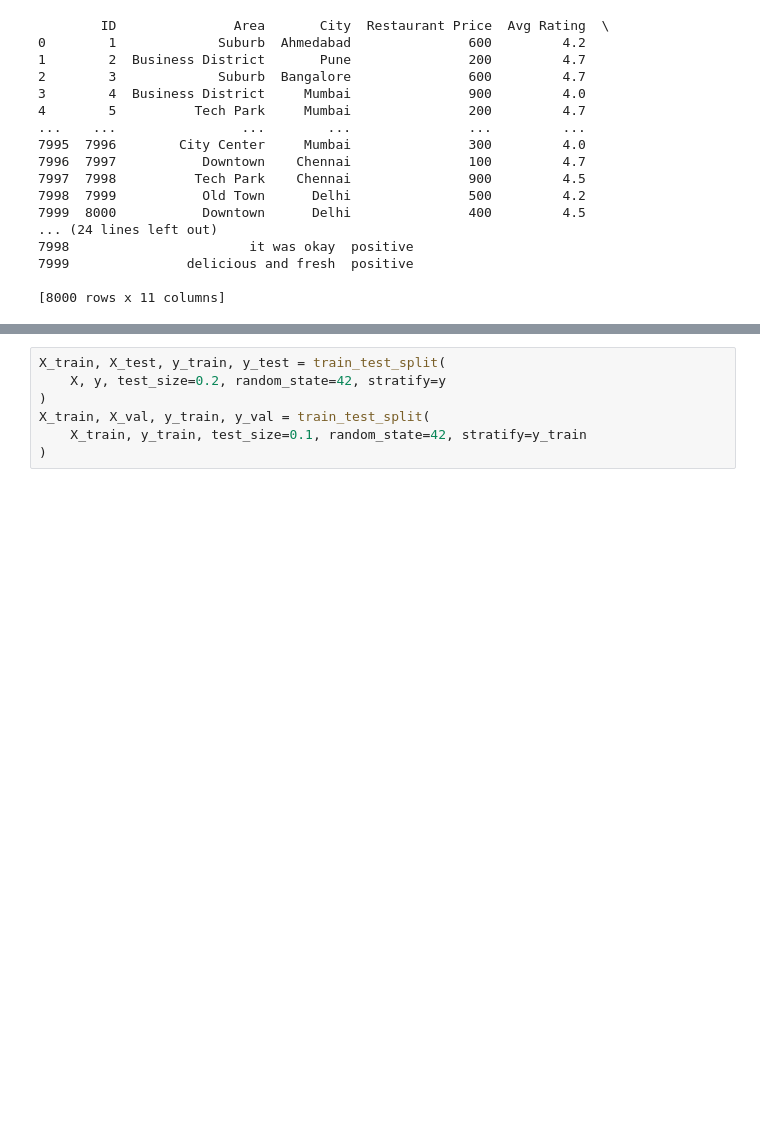
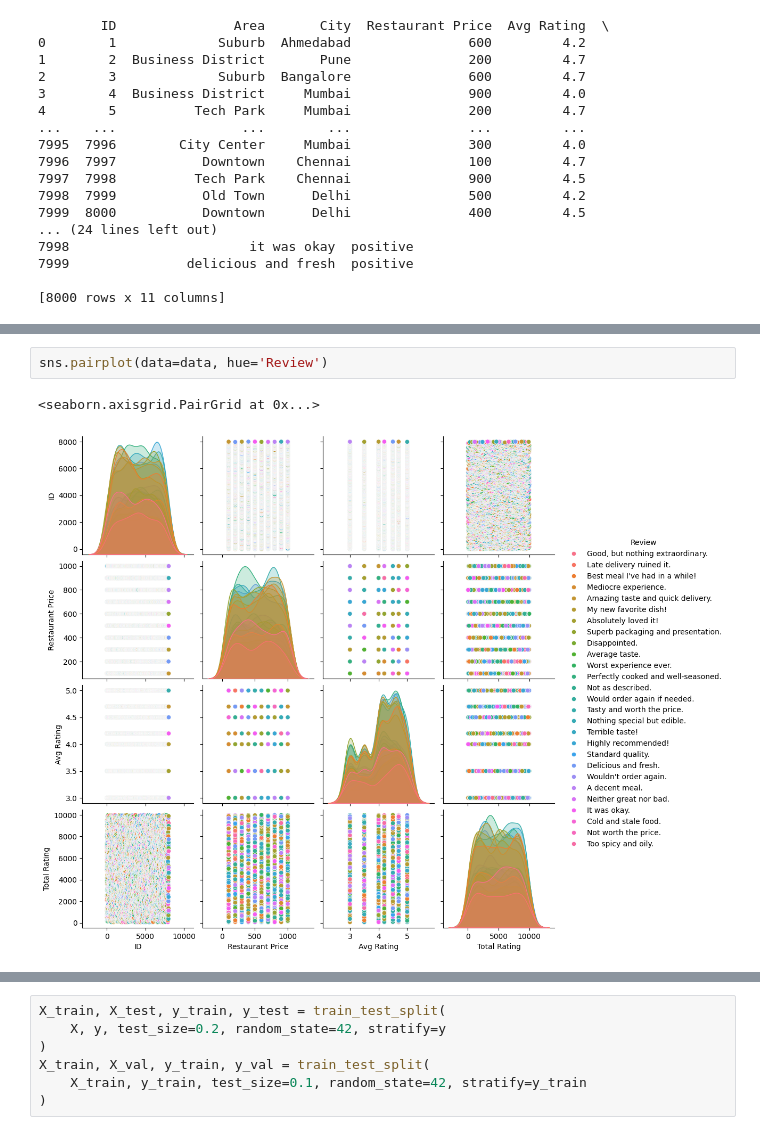
Before and after one commit to Ritikakoirala/Smart-Restaurant-and-Sentiment-Analysis, a Jupyter notebook: smartapp/MODELTRAINED.ipynb, the cells around one changed output, grey strips where cells are left out. Saved outputs shown, nothing was run; the diff lists cells and outputs as text; blank space fills up the shorter version.

```diff
--- a/smartapp/MODELTRAINED.ipynb
+++ b/smartapp/MODELTRAINED.ipynb
@@ -43,3 +169,8 @@ print(data)
+# %%
+sns.pairplot(data=data, hue='Review')
+# %% [output]
+<seaborn.axisgrid.PairGrid at 0x...>
+[figure, added]
 # %%
 max_features = 5000
 max_length = 200
```
Also changed, not shown: parts of 21 cells of this notebook.
